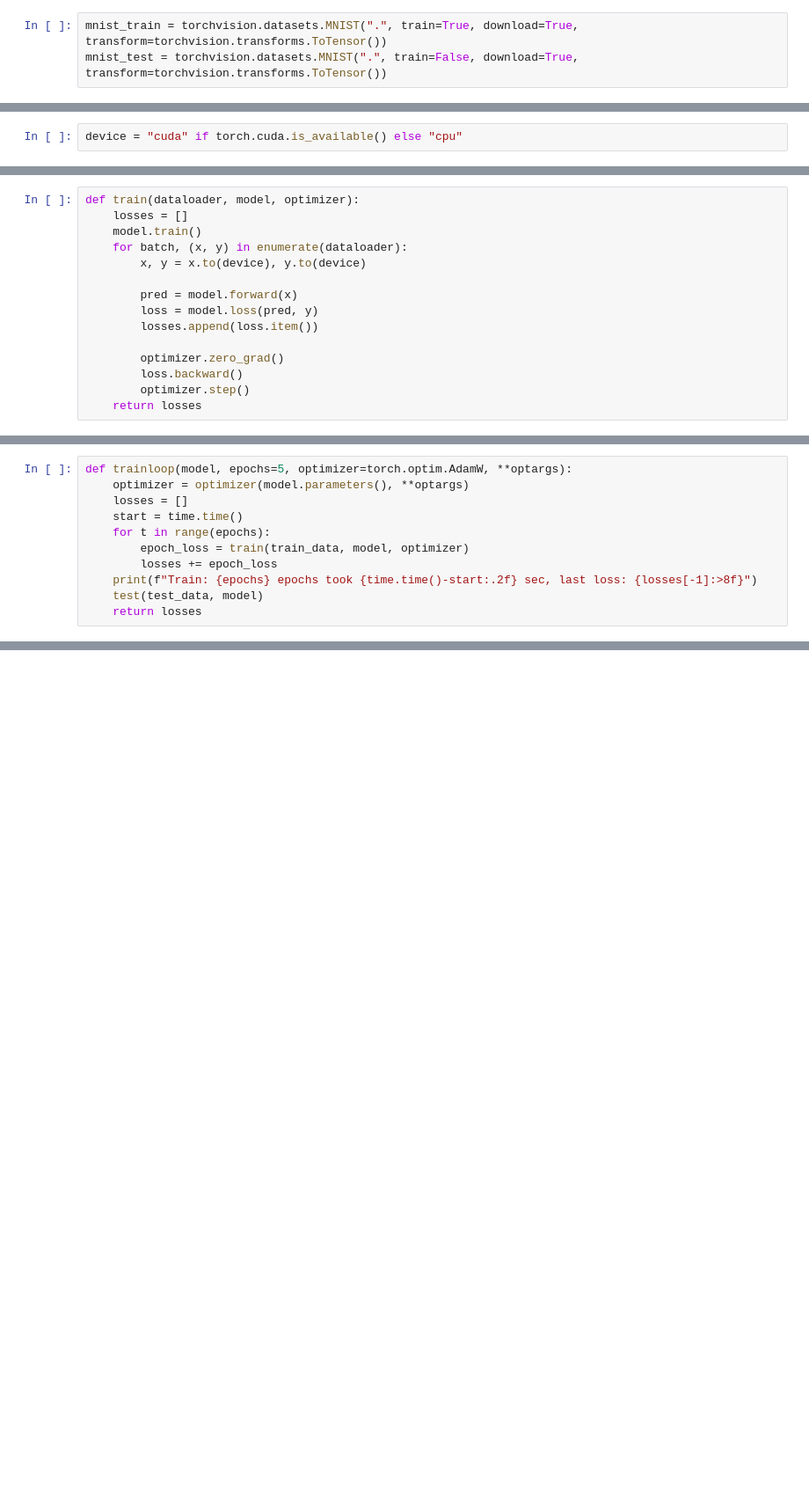
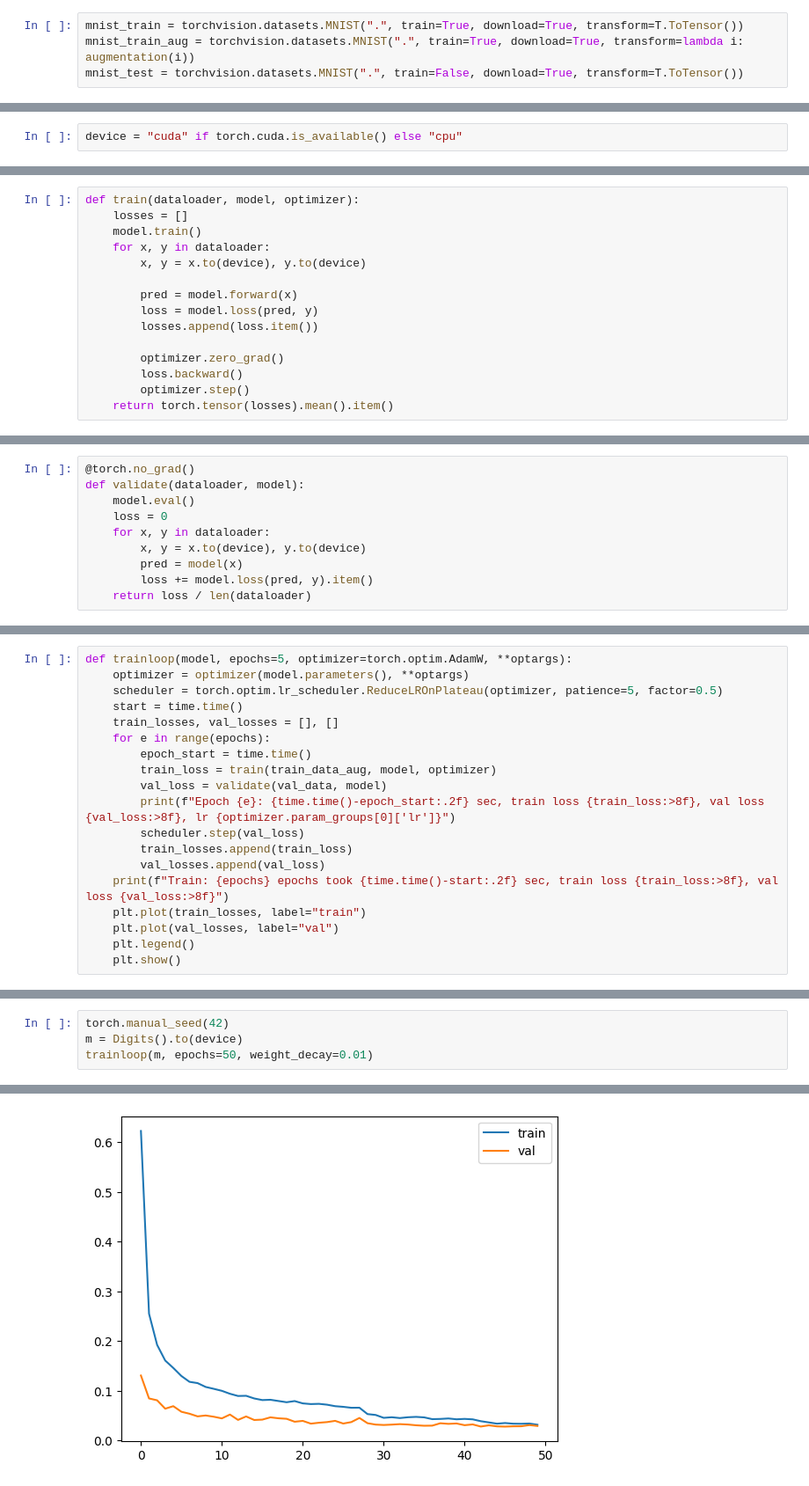
Before and after one commit to zeux/mlexp, a Jupyter notebook: mnist/digits-linear.ipynb, the cells around one changed output, grey strips where cells are left out. Shown at 88% size. Saved outputs shown, nothing was run; the diff lists cells and outputs as text; blank space fills up the shorter version.

Commit message:
mnist: Add image augmentation and actually split val dataset
The network is at 98.2% accuracy but this time I trust the result :)

```diff
--- a/mnist/digits-linear.ipynb
+++ b/mnist/digits-linear.ipynb
@@ -15,5 +19,6 @@ import matplotlib.pyplot as plt
 # %%
-mnist_train = torchvision.datasets.MNIST(".", train=True, download=True, transform=torchvision.transforms.ToTensor())
-mnist_test = torchvision.datasets.MNIST(".", train=False, download=True, transform=torchvision.transforms.ToTensor())
+mnist_train = torchvision.datasets.MNIST(".", train=True, download=True, transform=T.ToTensor())
+mnist_train_aug = torchvision.datasets.MNIST(".", train=True, download=True, transform=lambda i: augmentation(i))
+mnist_test = torchvision.datasets.MNIST(".", train=False, download=True, transform=T.ToTensor())
 # %%
 batch_size = 128
@@ -50,7 +58,7 @@ class Digits(nn.Module):
 def train(dataloader, model, optimizer):
     losses = []
     model.train()
-    for batch, (x, y) in enumerate(dataloader):
+    for x, y in dataloader:
         x, y = x.to(device), y.to(device)
 
         pred = model.forward(x)
@@ -60,4 +68,4 @@ def train(dataloader, model, optimizer):
         optimizer.zero_grad()
         loss.backward()
         optimizer.step()
-    return losses
+    return torch.tensor(losses).mean().item()
@@ -79,0 +72,10 @@ def test(dataloader, model):
+# %%
+@torch.no_grad()
+def validate(dataloader, model):
+    model.eval()
+    loss = 0
+    for x, y in dataloader:
+        x, y = x.to(device), y.to(device)
+        pred = model(x)
+        loss += model.loss(pred, y).item()
+    return loss / len(dataloader)
@@ -80,11 +93,19 @@ def test(dataloader, model):
 # %%
 def trainloop(model, epochs=5, optimizer=torch.optim.AdamW, **optargs):
     optimizer = optimizer(model.parameters(), **optargs)
-    losses = []
+    scheduler = torch.optim.lr_scheduler.ReduceLROnPlateau(optimizer, patience=5, factor=0.5)
     start = time.time()
-    for t in range(epochs):
-        epoch_loss = train(train_data, model, optimizer)
-        losses += epoch_loss
-    print(f"Train: {epochs} epochs took {time.time()-start:.2f} sec, last loss: {losses[-1]:>8f}")
-    test(test_data, model)
-    return losses
+    train_losses, val_losses = [], []
+    for e in range(epochs):
+        epoch_start = time.time()
+        train_loss = train(train_data_aug, model, optimizer)
+        val_loss = validate(val_data, model)
+        print(f"Epoch {e}: {time.time()-epoch_start:.2f} sec, train loss {train_loss:>8f}, val loss {val_loss:>8f}, lr {optimizer.param_groups[0]['lr']}")
+        scheduler.step(val_loss)
+        train_losses.append(train_loss)
+        val_losses.append(val_loss)
+    print(f"Train: {epochs} epochs took {time.time()-start:.2f} sec, train loss {train_loss:>8f}, val loss {val_loss:>8f}")
+    plt.plot(train_losses, label="train")
+    plt.plot(val_losses, label="val")
+    plt.legend()
+    plt.show()
@@ -111,0 +112,5 @@ Test: accuracy: 98.4%, avg loss: 0.094772
+# %%
+torch.manual_seed(42)
+m = Digits().to(device)
+trainloop(m, epochs=50, weight_decay=0.01)
+# %% [output]
@@ -111,0 +134 @@ Test: accuracy: 98.4%, avg loss: 0.094772
+[figure, added]
```
Also changed, not shown: parts of 11 cells of this notebook.
